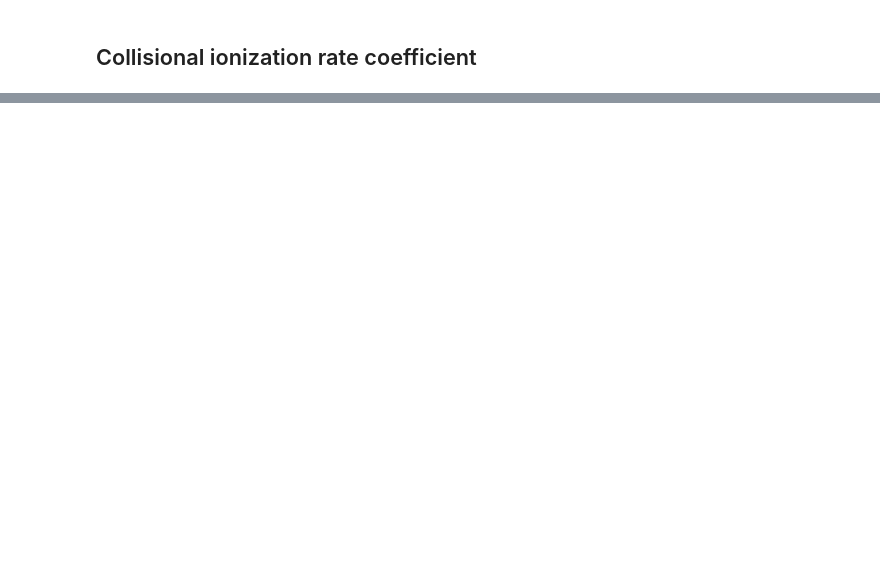
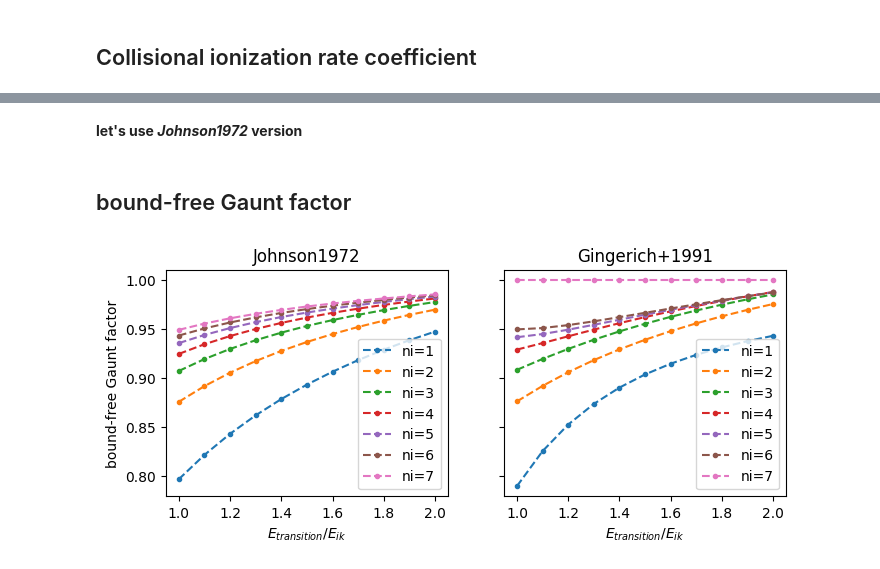
Before and after one commit to kouui/spectra-deprecated, a Jupyter notebook: notebooks/StatisticalEquilibrium/Hydrogen_atom.ipynb, the cells around one changed output, grey strips where cells are left out. Saved outputs shown, nothing was run; the diff lists cells and outputs as text; code cells hidden in the pictures; blank space fills up the shorter version.

```diff
--- a/notebooks/StatisticalEquilibrium/Hydrogen_atom.ipynb
+++ b/notebooks/StatisticalEquilibrium/Hydrogen_atom.ipynb
@@ -83,0 +114,28 @@ plt.show()
+# %% [markdown]
+**let's use *Johnson1972* version**
+# %% [markdown]
+## bound-free Gaunt factor
+# %%
+x = np.linspace(1, 2, 11)
+
+fig, axs = plt.subplots(1,2, figsize=(8,3), dpi=100, sharey=True)
+
+functions = {
+    "Johnson1972" : Hydrogen.Gaunt_factor,
+    "Gingerich+1991"  : Hydrogen.Gaunt_factor_Gingerich,
+}
+
+for i, name in enumerate(functions.keys()):
+    ax = axs[i]
+    for ni in range(1,8):
+        g = functions[name](ni, x)
+        ax.plot( x, g, '--o', markersize=3, label=f"ni={ni}" )
+        ax.legend(loc='best')
+        ax.set_title(name)
+        ax.set_xlabel("$E_{transition}/E_{ik}$")
+        ax.set_ylabel("bound-free Gaunt factor") if i==0 else None
+
+
+plt.show()
+# %% [output]
+[figure, added]
```
Also changed, not shown: parts of 13 cells of this notebook, 2 other files.
